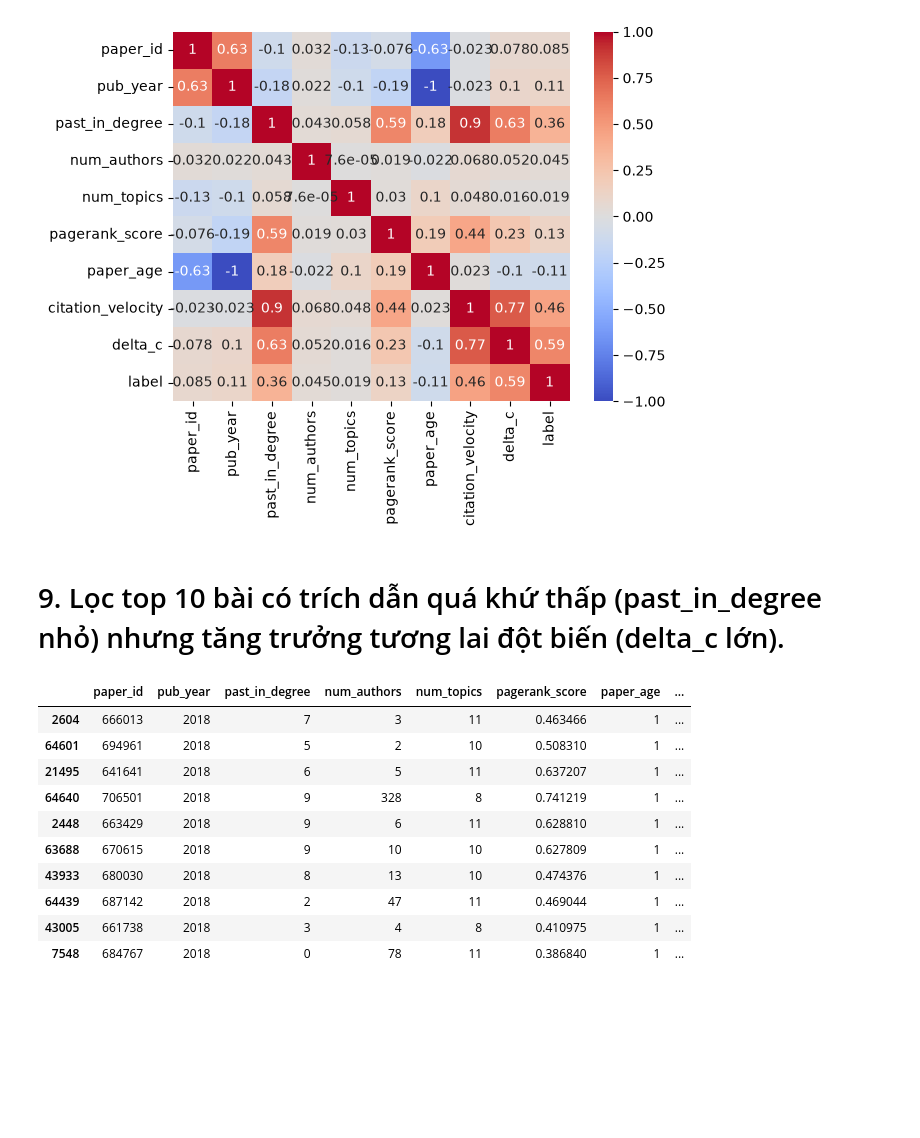
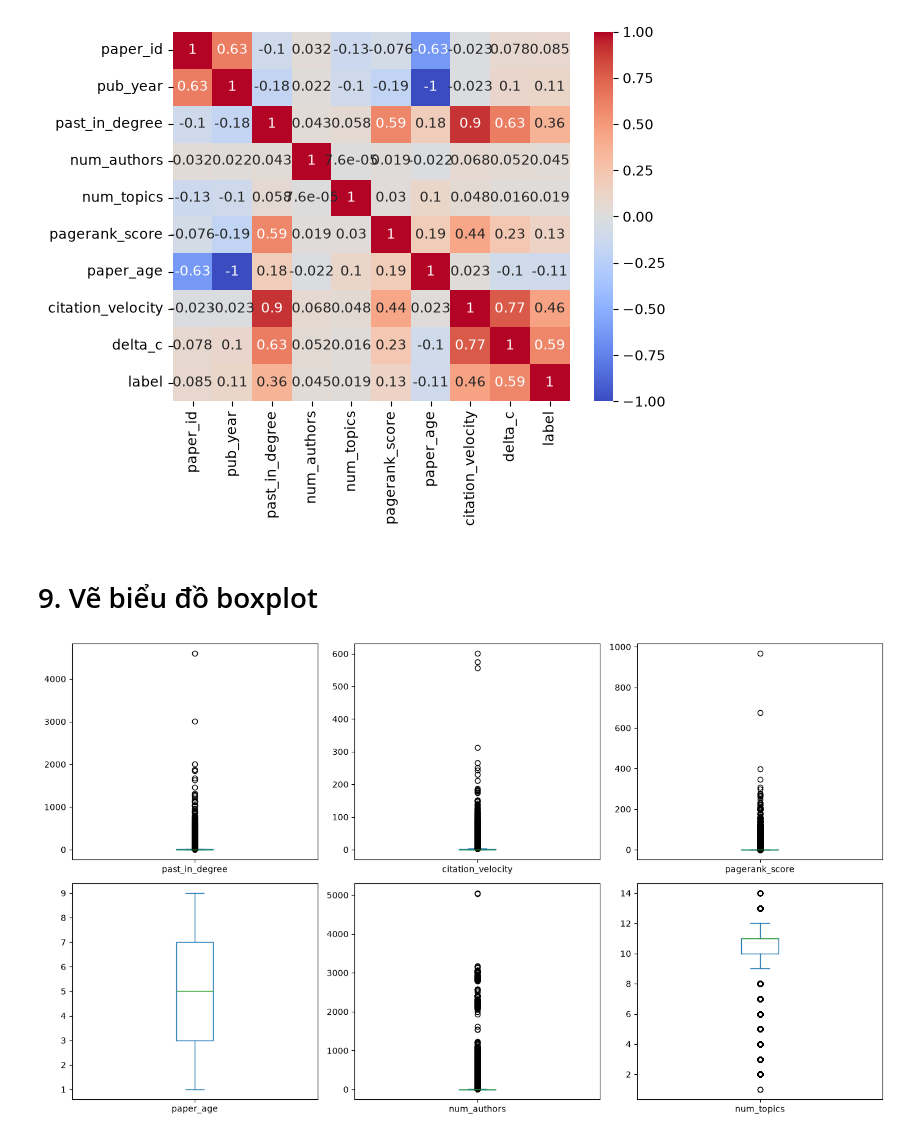
Before and after one commit to GiaThinh110605/Graph_Analytics_For_Discovering_Emerging_Influential_Papers, a Jupyter notebook: analysis-dataset/analysis-dataset-after-handle.ipynb, the cells around one changed output. Drawn from its saved outputs; the diff is of its cells as text; code cells hidden in the pictures; blank space fills up the shorter version.

```diff
--- a/analysis-dataset/analysis-dataset-after-handle.ipynb
+++ b/analysis-dataset/analysis-dataset-after-handle.ipynb
@@ -115,19 +115,28 @@ sns.heatmap(df.drop(columns=['paper_feat_128d']).corr(numeric_only=True), annot=
 # %% [output]
 <Axes: >
 [figure]
-# %% [markdown]
-# 9. Lọc top 10 bài có trích dẫn quá khứ thấp (past_in_degree nhỏ) nhưng tăng trưởng tương lai đột biến (delta_c lớn).
-# %%
-df[df['past_in_degree'] < 10].sort_values('delta_c', ascending=False).head(10)
-# %% [output]
-|  | paper_id | pub_year | past_in_degree | num_authors | num_topics | pagerank_score | paper_age | ... |
-| 2604 | 666013 | 2018 | 7 | 3 | 11 | 0.463466 | 1 | ... |
-| 64601 | 694961 | 2018 | 5 | 2 | 10 | 0.508310 | 1 | ... |
-| 21495 | 641641 | 2018 | 6 | 5 | 11 | 0.637207 | 1 | ... |
-| 64640 | 706501 | 2018 | 9 | 328 | 8 | 0.741219 | 1 | ... |
-| 2448 | 663429 | 2018 | 9 | 6 | 11 | 0.628810 | 1 | ... |
-| 63688 | 670615 | 2018 | 9 | 10 | 10 | 0.627809 | 1 | ... |
-| 43933 | 680030 | 2018 | 8 | 13 | 10 | 0.474376 | 1 | ... |
-| 64439 | 687142 | 2018 | 2 | 47 | 11 | 0.469044 | 1 | ... |
-| 43005 | 661738 | 2018 | 3 | 4 | 8 | 0.410975 | 1 | ... |
-| 7548 | 684767 | 2018 | 0 | 78 | 11 | 0.386840 | 1 | ... |
+# %% [markdown]
+# 9. Vẽ biểu đồ boxplot
+# %%
+import matplotlib.pyplot as plt
+
+cols = [
+    'past_in_degree',
+    'citation_velocity',
+    'pagerank_score',
+    'paper_age',
+    'num_authors',
+    'num_topics'
+]
+
+df[cols].plot(
+    kind='box',
+    subplots=True,
+    layout=(2, 3),
+    figsize=(14, 8),
+    sharey=False
+)
+plt.tight_layout()
+plt.show()
+# %% [output]
+[figure, added]
```
Also changed, not shown: parts of 5 cells of this notebook, 24 other files.
